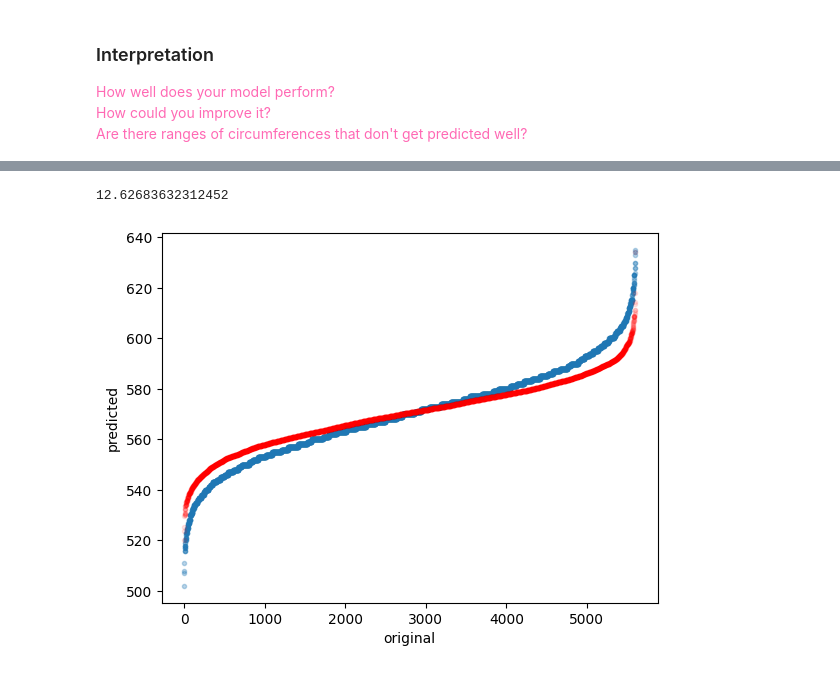
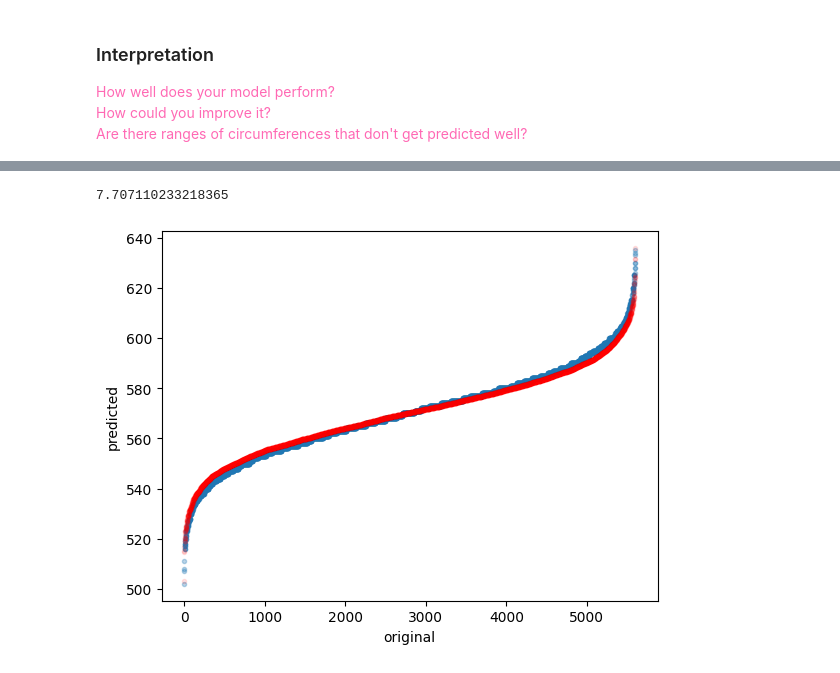
Before and after one commit to takuman-parsons-ml/Homework06, a Jupyter notebook: Homework06.ipynb, the cells around one changed output, grey strips where cells are left out. Saved outputs shown, nothing was run; the diff lists cells and outputs as text; code cells hidden in the pictures.

```diff
--- a/Homework06.ipynb
+++ b/Homework06.ipynb
@@ -253,28 +298,28 @@ Are there ranges of circumferences that don't get predicted well?
 # %%
 from data_utils import PolynomialFeatures
 
 # make polynominal feature
-poly = PolynomialFeatures(degree=3, include_bias=False)
+poly = PolynomialFeatures(degree=4, include_bias=False)
 features_poly = poly.fit_transform(ansur_features_scaled)
 
 # create model
 retry_head_circum_model = LinearRegression()
 retry_head_circum_model.fit(features_poly, head_circumference_scaled)
 
 predicted_test_scaled = retry_head_circum_model.predict(features_poly)
 predicted = ansur_scaler.inverse_transform(predicted_test_scaled)
 
 ## Plot predictions and interpret results
 head_circum_original = ansur_df["head.circumference"]
 head_circum_predicted = predicted["head.circumference"]
 print(regression_error(head_circum_original, head_circum_predicted))
 
 ## Plot predictions and interpret results
 plt.plot(sorted(head_circum_original), marker='o', markersize='3', linestyle='', alpha=0.3)
 plt.plot(sorted(head_circum_predicted), color='r', marker='o', markersize='3', linestyle='', alpha=0.1)
 plt.ylabel("predicted")
 plt.xlabel("original")
 plt.show()
 # %% [output]
-12.62683632312452
+7.707110233218365
-[figure, old version]
+[figure, new version]
```
Also changed, not shown: parts of 5 cells of this notebook.
